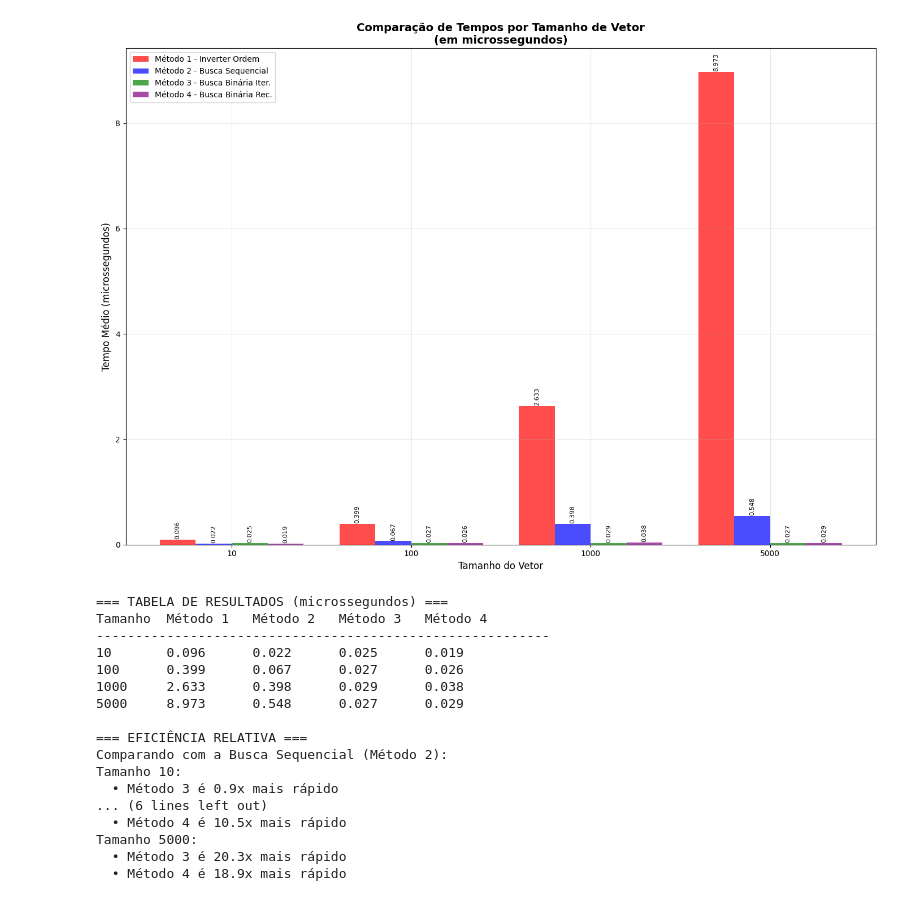
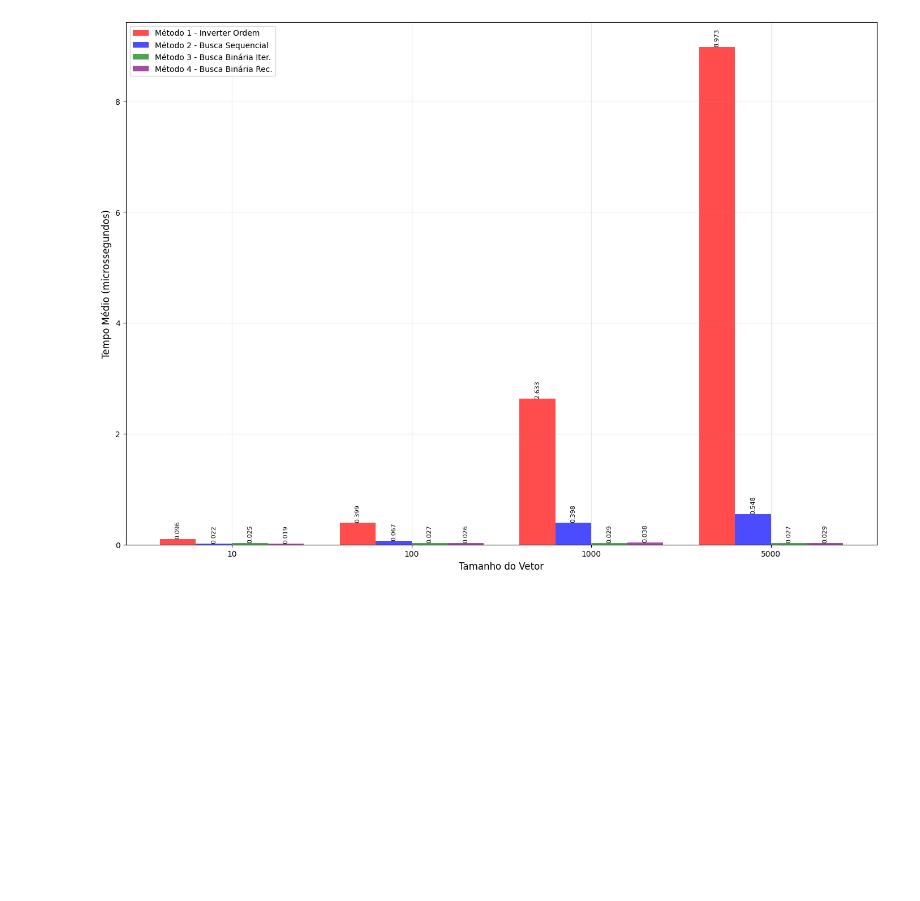
Before and after one commit to lucasmazagao/codigos-aulas, a Jupyter notebook: ed1/grafico-trab1.ipynb, the cells around one changed output. Cells and saved outputs as stored; diff of their text form; code cells hidden in the pictures; blank space fills up the shorter version.

Commit message:
atualizacao do grafico comparativo de tempos

```diff
--- a/ed1/grafico-trab1.ipynb
+++ b/ed1/grafico-trab1.ipynb
@@ -121,65 +64,31 @@ plt.bar(x - 1.5*width, metodo1*1000000, width, label='Método 1 - Inverter Ordem
         color='red', alpha=0.7)
 plt.bar(x - 0.5*width, metodo2*1000000, width, label='Método 2 - Busca Sequencial',
         color='blue', alpha=0.7)
 plt.bar(x + 0.5*width, metodo3*1000000, width, label='Método 3 - Busca Binária Iter.',
         color='green', alpha=0.7)
 plt.bar(x + 1.5*width, metodo4*1000000, width, label='Método 4 - Busca Binária Rec.',
         color='purple', alpha=0.7)
 
 # Configurações do gráfico
 plt.xlabel('Tamanho do Vetor', fontsize=12)
 plt.ylabel('Tempo Médio (microssegundos)', fontsize=12)
-plt.title('Comparação de Tempos por Tamanho de Vetor\n(em microssegundos)', fontsize=14, fontweight='bold')
 plt.xticks(x, tamanhos)
 plt.legend()
 plt.grid(True, alpha=0.3)
 
 # Adicionar valores nas barras
 for i, tamanho in enumerate(tamanhos):
     plt.text(i - 1.5*width, metodo1[i]*1000000 + 0.01, f'{metodo1[i]*1000000:.3f}',
              ha='center', va='bottom', fontsize=8, rotation=90)
     plt.text(i - 0.5*width, metodo2[i]*1000000 + 0.01, f'{metodo2[i]*1000000:.3f}',
              ha='center', va='bottom', fontsize=8, rotation=90)
     plt.text(i + 0.5*width, metodo3[i]*1000000 + 0.01, f'{metodo3[i]*1000000:.3f}',
              ha='center', va='bottom', fontsize=8, rotation=90)
     plt.text(i + 1.5*width, metodo4[i]*1000000 + 0.01, f'{metodo4[i]*1000000:.3f}',
              ha='center', va='bottom', fontsize=8, rotation=90)
 
 plt.tight_layout()
 plt.savefig("comparacao_barras.png", dpi=300, bbox_inches='tight')
 plt.show()
-
-# Tabela de resultados
-print("\n=== TABELA DE RESULTADOS (microssegundos) ===")
-print(f"{'Tamanho':<8} {'Método 1':<10} {'Método 2':<10} {'Método 3':<10} {'Método 4':<10}")
-print("-" * 58)
-for i, tamanho in enumerate(tamanhos):
-    print(f"{tamanho:<8} {metodo1[i]*1000000:<10.3f} {metodo2[i]*1000000:<10.3f} "
-          f"{metodo3[i]*1000000:<10.3f} {metodo4[i]*1000000:<10.3f}")
-
-print("\n=== EFICIÊNCIA RELATIVA ===")
-print("Comparando com a Busca Sequencial (Método 2):")
-for i, tamanho in enumerate(tamanhos):
-    if metodo2[i] > 0:
-        print(f"Tamanho {tamanho}:")
-        print(f"  • Método 3 é {metodo2[i]/metodo3[i]:.1f}x mais rápido")
-        print(f"  • Método 4 é {metodo2[i]/metodo4[i]:.1f}x mais rápido")
 # %% [output]
-[figure, old version]
+[figure, new version]
-=== TABELA DE RESULTADOS (microssegundos) ===
-Tamanho  Método 1   Método 2   Método 3   Método 4
-----------------------------------------------------------
-10       0.096      0.022      0.025      0.019
-100      0.399      0.067      0.027      0.026
-1000     2.633      0.398      0.029      0.038
-5000     8.973      0.548      0.027      0.029
-
-=== EFICIÊNCIA RELATIVA ===
-Comparando com a Busca Sequencial (Método 2):
-Tamanho 10:
-  • Método 3 é 0.9x mais rápido
-... (6 lines left out)
-  • Método 4 é 10.5x mais rápido
-Tamanho 5000:
-  • Método 3 é 20.3x mais rápido
-  • Método 4 é 18.9x mais rápido
```
Also changed, not shown: parts of 2 cells of this notebook, 1 other file.
